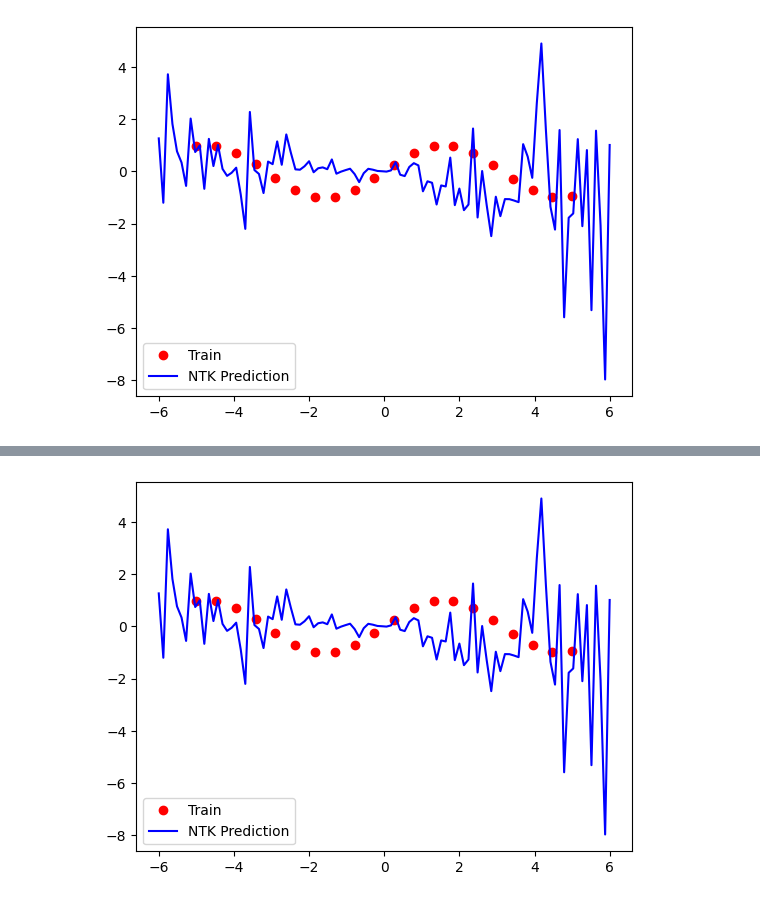
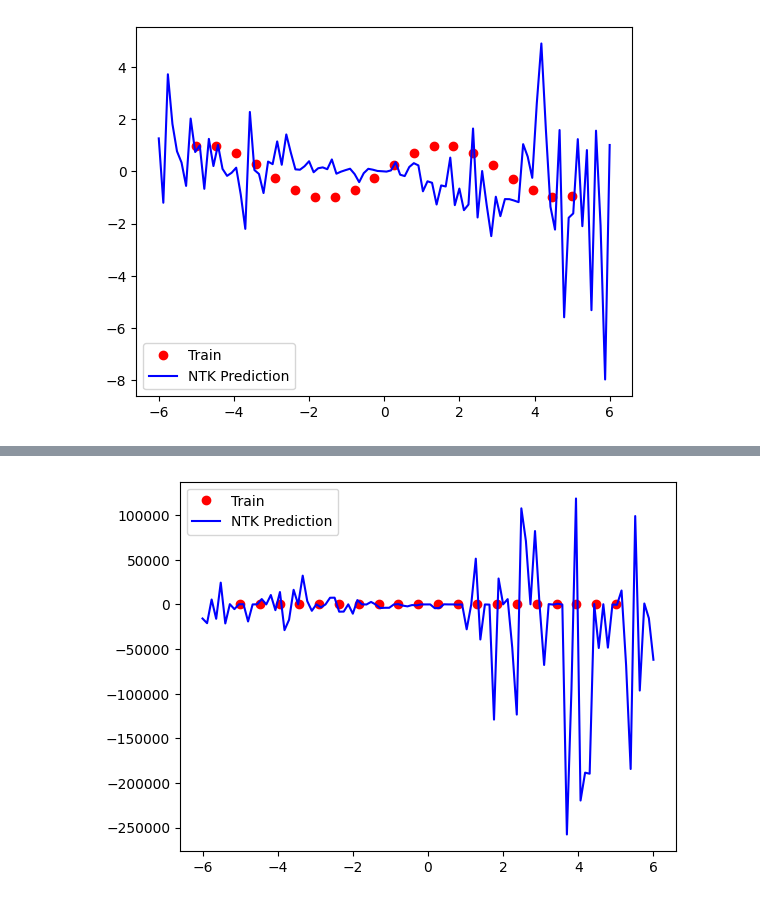
Before and after one commit to Jtrep10/NTK_Experiments, a Jupyter notebook: testNTK.ipynb, the cells around one changed output, grey strips where cells are left out. Drawn from its saved outputs; the diff is of its cells as text; code cells hidden in the pictures.

```diff
--- a/testNTK.ipynb
+++ b/testNTK.ipynb
@@ -120,33 +96,34 @@ plt.show()
 # %%
+# try without regularization
 #Create perceptron with Relu
 init_fn, apply_fn, kernel_fn = stax.serial(
     stax.Dense(128), stax.Relu(),
     stax.Dense(128), stax.Relu(),
     stax.Dense(1)
 )
 
 #Model after sin function,
 #20 points between -5 and 5 (reshape into column vector)
 x_train = jnp.linspace(-5, 5, 20).reshape(-1, 1)
-y_train = jnp.sin(x_train)
+y_train = jnp.square(x_train)
 
 x_test = jnp.linspace(-6, 6, 100).reshape(-1, 1)
 
 #Create train data with NTK
 kernel_train_train = kernel_fn(x_train, x_train, 'ntk')
 kernel_test_train = kernel_fn(x_test, x_train, 'ntk')
 
 #Predict with train data
-lambda_reg = 1e-3
+lambda_reg = 0
 K_inv = jnp.linalg.inv(kernel_train_train + lambda_reg * jnp.eye(len(x_train)))
 y_pred = kernel_test_train @ K_inv @ y_train
 
 #Visualize contrast
 import matplotlib.pyplot as plt
 plt.figure()
 plt.plot(x_train, y_train, 'ro', label='Train')
 plt.plot(x_test, y_pred, 'b-', label='NTK Prediction')
 plt.legend()
 plt.show()
 # %% [output]
-[figure, old version]
+[figure, new version]
```
Also changed, not shown: parts of 17 cells of this notebook.
